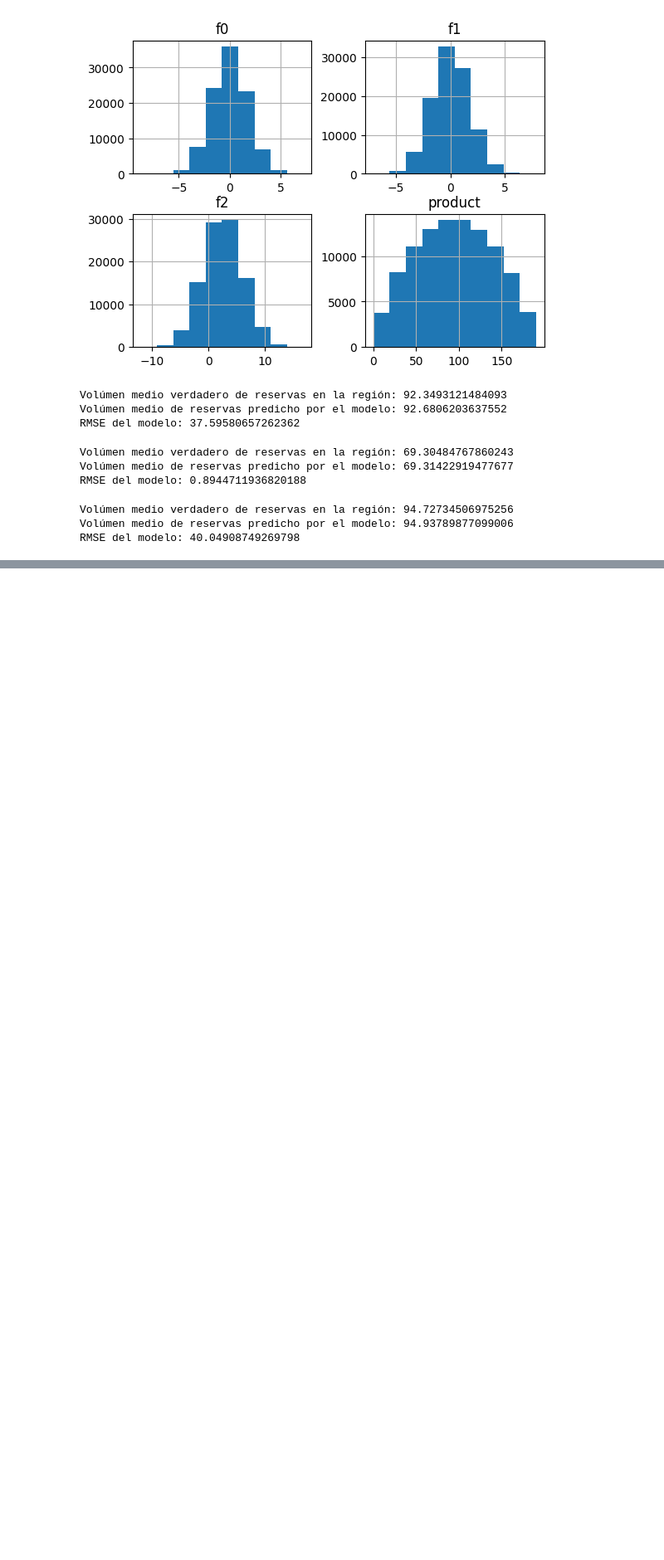
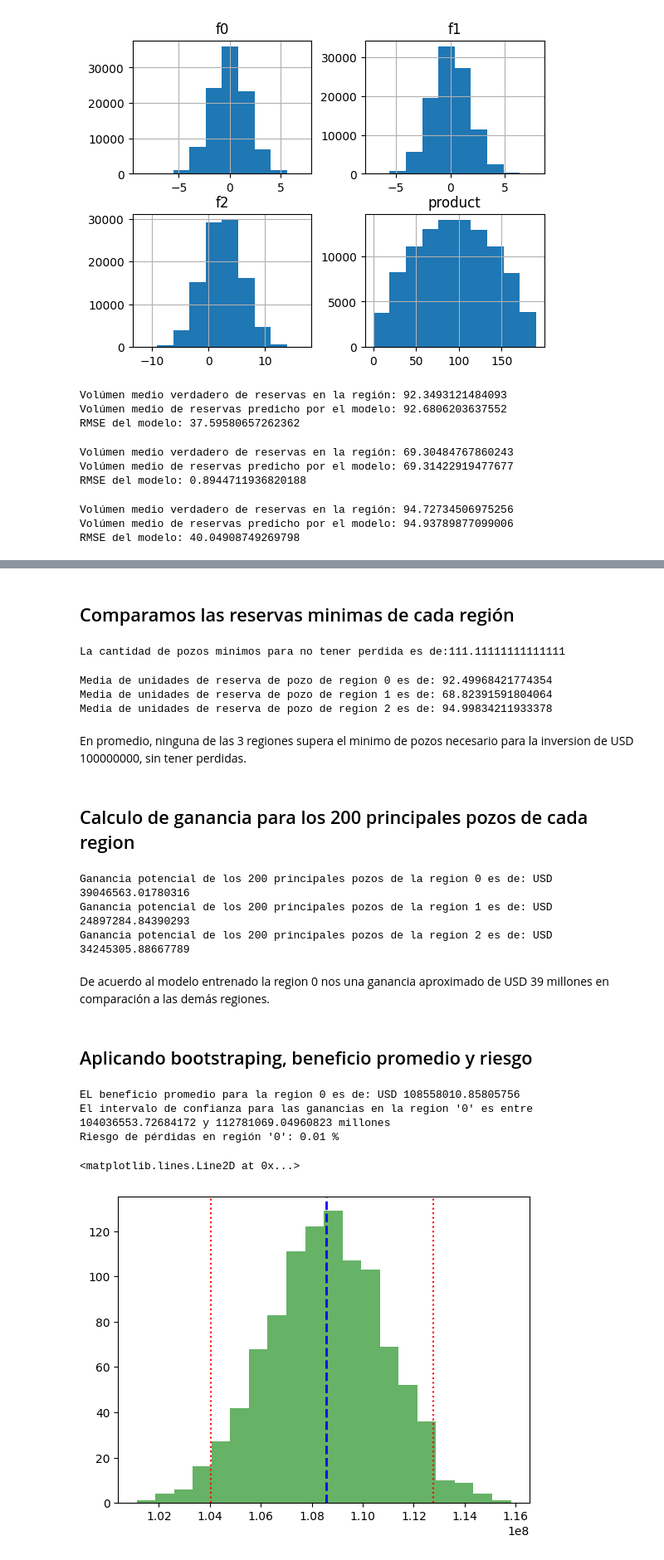
Before and after one commit to marxramos/Expansi-n-de-pozos-petroleros, a Jupyter notebook: Notebooks/expancion_de_pozos_petroleros.ipynb, the cells around one changed output, grey strips where cells are left out. Shown at 83% size. Saved outputs shown, nothing was run; the diff lists cells and outputs as text; code cells hidden in the pictures; blank space fills up the shorter version.

```diff
--- a/Notebooks/expancion_de_pozos_petroleros.ipynb
+++ b/Notebooks/expancion_de_pozos_petroleros.ipynb
@@ -277,0 +288,64 @@ RMSE del modelo: 40.04908749269798
+# %% [markdown]
+## Comparamos las reservas minimas de cada región
+# %%
+# Sacando lo minimo pozos necesario para no tener perdidas.
+inversion = 100000000
+ctn_pozos = 200
+price_pozo = 4500
+minimo = inversion / ctn_pozos / price_pozo
+print(f'La cantidad de pozos minimos para no tener perdida es de:{minimo}')
+# %% [output]
+La cantidad de pozos minimos para no tener perdida es de:111.11111111111111
+# %%
+# Comparamos el promedio real de pozos a nivel de regiones.
+print('Media de unidades de reserva de pozo de region 0 es de:', region_0['product'].mean())
+print('Media de unidades de reserva de pozo de region 1 es de:', region_1['product'].mean())
+print('Media de unidades de reserva de pozo de region 2 es de:', region_2['product'].mean())
+# %% [output]
+Media de unidades de reserva de pozo de region 0 es de: 92.49968421774354
+Media de unidades de reserva de pozo de region 1 es de: 68.82391591804064
+Media de unidades de reserva de pozo de region 2 es de: 94.99834211933378
+# %% [markdown]
+En promedio, ninguna de las 3 regiones supera el minimo de pozos necesario para la inversion de USD 100000000, sin tener perdidas.
+# %% [markdown]
+## Calculo de ganancia para los 200 principales pozos de cada region
+# %%
+# Calculo de ganancias de los principales pozos
+beneficio0 = pozos_y_gananciap(predict_0)
+beneficio1 = pozos_y_gananciap(predict_1)
+beneficio2 = pozos_y_gananciap(predict_2)
+
+print(f'Ganancia potencial de los 200 principales pozos de la region 0 es de: USD {beneficio0}')
+print(f'Ganancia potencial de los 200 principales pozos de la region 1 es de: USD {beneficio1}')
+print(f'Ganancia potencial de los 200 principales pozos de la region 2 es de: USD {beneficio2}')
+# %% [output]
+Ganancia potencial de los 200 principales pozos de la region 0 es de: USD 39046563.01780316
+Ganancia potencial de los 200 principales pozos de la region 1 es de: USD 24897284.84390293
+Ganancia potencial de los 200 principales pozos de la region 2 es de: USD 34245305.88667789
+# %% [markdown]
+De acuerdo al modelo entrenado la region 0 nos una ganancia aproximado de USD 39 millones en comparación a las demás regiones.
+# %% [markdown]
+## Aplicando bootstraping, beneficio promedio y riesgo
+# %%
+#Calculando el beneficio promedio, intervalo de confianza y riesgo de perdidad en la region 0
+values_0, beneficio_promedio_0, lower_0, upper_0, risk_percent_0 = bootstraping(predict_0)
+
+print(f'EL beneficio promedio para la region 0 es de: USD {beneficio_promedio_0}')
+print(f"El intervalo de confianza para las ganancias en la region '0' es entre {lower_0} y {upper_0} millones")
+print(f"Riesgo de pérdidas en región '0': {risk_percent_0} %")
+# %% [output]
+EL beneficio promedio para la region 0 es de: USD 108558010.85805756
+El intervalo de confianza para las ganancias en la region '0' es entre 104036553.72684172 y 112781069.04960823 millones
+Riesgo de pérdidas en región '0': 0.01 %
+# %%
+# Graficando el beneficio promedio y mi intervalo de confianza.
+# Graficar el histograma de los datos
+plt.hist(values_0, bins=20, alpha=0.6, color='g', label='Datos')
+# Añadir línea para el beneficio promedio
+plt.axvline(beneficio_promedio_0, color='b', linestyle='dashed', linewidth=2, label=f'Beneficio Promedio: {beneficio_promedio_0:.2f}')
+# Dibujar el intervalo de confianza
+plt.axvline(lower_0, color='r', linestyle='dotted', label=f'IC Inferior: {lower_0:.2f}')
+plt.axvline(upper_0, color='r', linestyle='dotted', label=f'IC Superior: {upper_0:.2f}')
+# %% [output]
+<matplotlib.lines.Line2D at 0x...>
+[figure, added]
```
Also changed, not shown: parts of 9 cells of this notebook.
